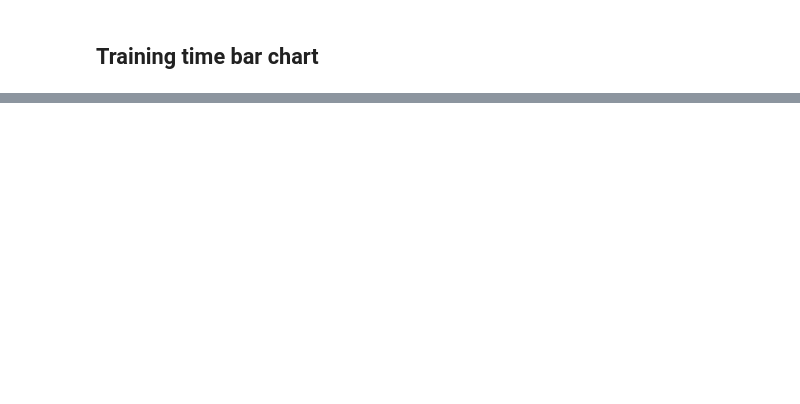
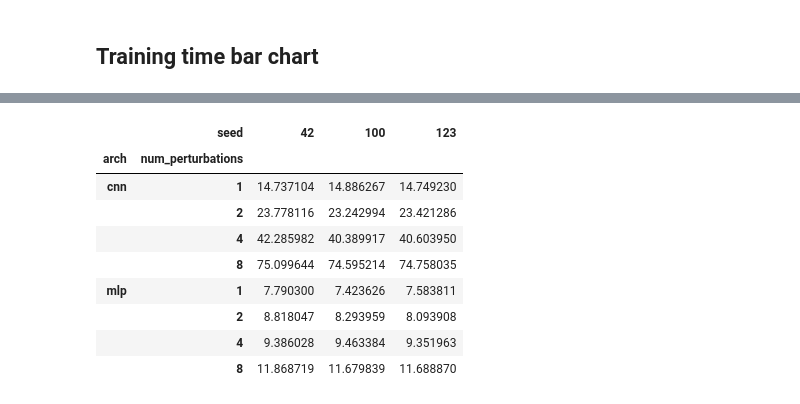
Before and after one commit to gorpeliates/ad-free-monofwd, a Jupyter notebook: notebooks/acc_time_comparison.ipynb, the cells around one changed output, grey strips where cells are left out. Drawn from its saved outputs; the diff is of its cells as text; code cells hidden in the pictures; blank space fills up the shorter version.

```diff
--- a/notebooks/acc_time_comparison.ipynb
+++ b/notebooks/acc_time_comparison.ipynb
@@ -413,0 +416,21 @@ plt.show()
+# %%
+P_EXPERIMENT_NAMES = [
+    "experiment_p_20260527_222827",
+    "experiment_p_20260527_223212",
+    "experiment_p_20260527_223216",
+]
+P_EXPERIMENT_DIRS = [project_root / "runs" / exp for exp in P_EXPERIMENT_NAMES]
+
+p_tb_dfs: List[pd.DataFrame] = [
+    SummaryReader(exp_dir, extra_columns={"wall_time", "dir_name"}).scalars for exp_dir in P_EXPERIMENT_DIRS
+]
+df_p = pd.concat(p_tb_dfs, ignore_index=True)
+df_p = df_p.assign(
+    wall_clock=pd.to_datetime(df_p["wall_time"], unit="s", utc=True),
+    architecture=df_p["dir_name"].str.extract(r"_(cnn|mlp)_")[0],
+    num_perturbations=df_p["dir_name"].str.extract(r"_P(\d+)_")[0].astype(int),
+    seed=df_p["dir_name"].str.extract(r"_seed(\d+)")[0].astype(int),
+).drop(columns=["wall_time"])
+
+print(df_p.shape)
+df_p.head(2)
@@ -413,0 +442,22 @@ plt.show()
+# %%
+p_timing_rows = []
+for (dir_name, arch, num_p, seed), grp in df_p.groupby(["dir_name", "architecture", "num_perturbations", "seed"]):
+    duration_min = (grp["wall_clock"].max() - grp["wall_clock"].min()).total_seconds() / 60
+    p_timing_rows.append(dict(arch=arch, num_perturbations=num_p, seed=seed, duration_min=duration_min))
+
+p_timing_raw = pd.DataFrame(p_timing_rows)
+p_timing_agg = (
+    p_timing_raw.groupby(["arch", "num_perturbations"])["duration_min"].agg(mean="mean", std="std").reset_index()
+)
+p_timing_raw.pivot_table(index=["arch", "num_perturbations"], columns="seed", values="duration_min").sort_index()
+# %% [output]
+|  | seed | 42 | 100 | 123 |
+| arch | num_perturbations |  |  |  |
+| cnn | 1 | 14.737104 | 14.886267 | 14.749230 |
+|  | 2 | 23.778116 | 23.242994 | 23.421286 |
+|  | 4 | 42.285982 | 40.389917 | 40.603950 |
+|  | 8 | 75.099644 | 74.595214 | 74.758035 |
+| mlp | 1 | 7.790300 | 7.423626 | 7.583811 |
+|  | 2 | 8.818047 | 8.293959 | 8.093908 |
+|  | 4 | 9.386028 | 9.463384 | 9.351963 |
+|  | 8 | 11.868719 | 11.679839 | 11.688870 |
```
Also changed, not shown: parts of 5 cells of this notebook.
